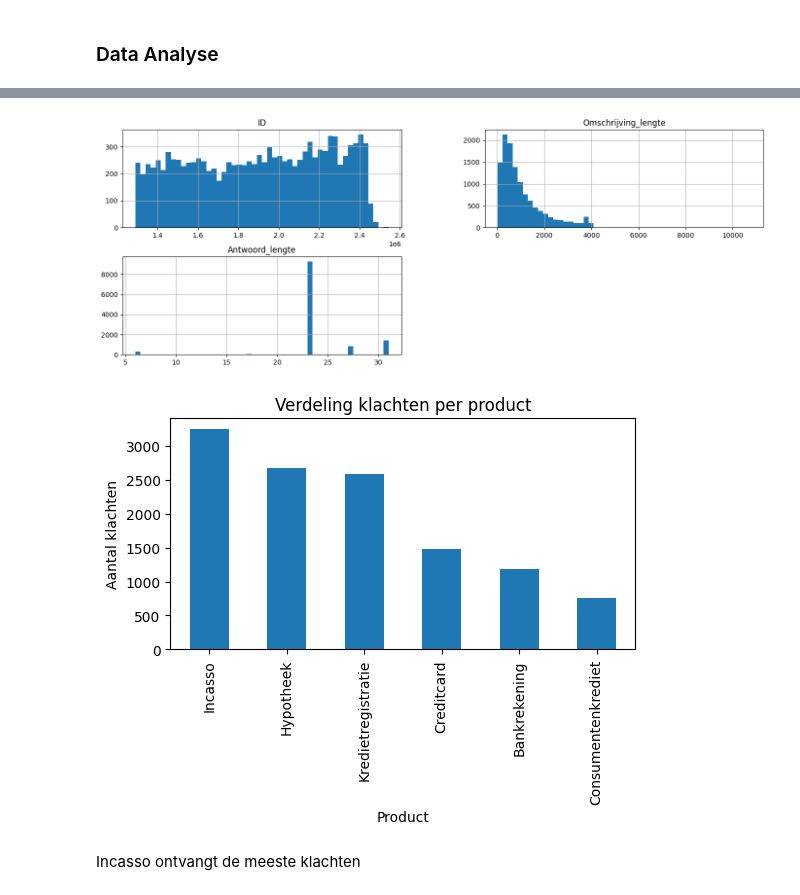
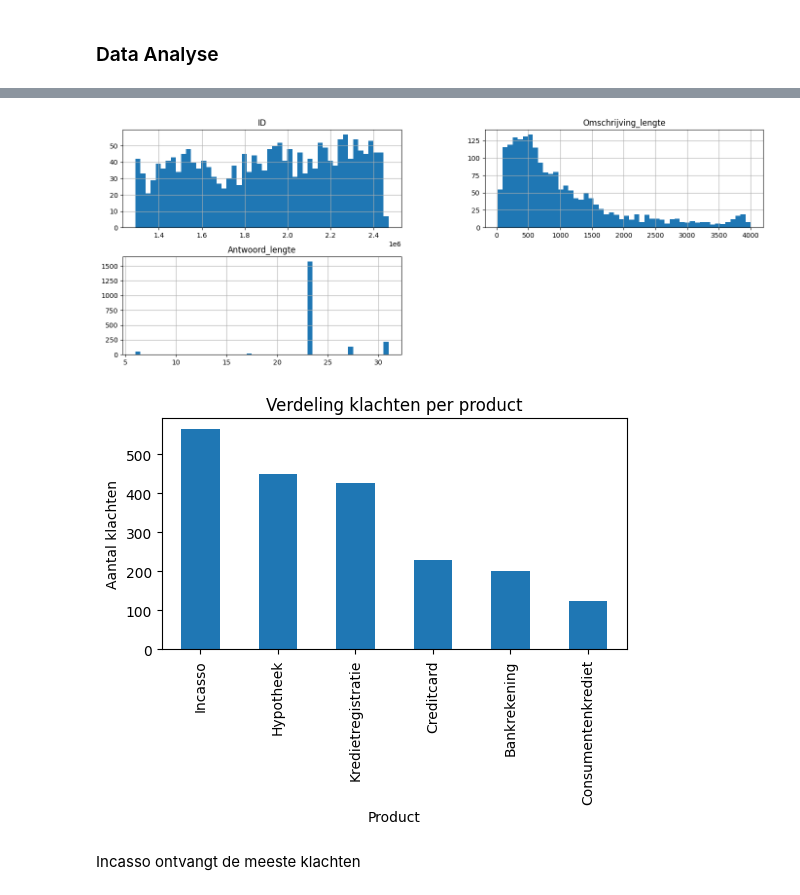
Before and after one commit to AmissaAbbes/Dataproject1, a Jupyter notebook: train_eda.ipynb, the cells around one changed output, grey strips where cells are left out. Saved outputs shown, nothing was run; the diff lists cells and outputs as text; code cells hidden in the pictures.

Commit message:
3 notebooks, eda train verder verwerkt.

```diff
--- a/train_eda.ipynb
+++ b/train_eda.ipynb
@@ -121,0 +120,6 @@ Name: count, dtype: int64
+# %%
+# train-test split 80/20
+train, test = train_test_split(df, test_size=0.2, random_state=42)
+
+train.to_csv('klacht_train.csv', index=False)
+test.to_csv('klacht_test.csv', index=False)
@@ -122,17 +176,17 @@ Name: count, dtype: int64
 # %%
-df.hist(bins=50, figsize=(17, 6))
+train.hist(bins=50, figsize=(17, 6))
 plt.show()
 # %% [output]
-[figure, old version]
+[figure, new version]
 # %%
 # Bar chart voor Product
 plt.figure(figsize=(6,3))
-df['Product'].value_counts().plot(kind="bar")
+train['Product'].value_counts().plot(kind="bar")
 plt.title("Verdeling klachten per product")
 plt.xlabel("Product")
 plt.ylabel("Aantal klachten")
 plt.show()
 # %% [output]
-[figure, old version]
+[figure, new version]
 # %% [markdown]
 Incasso ontvangt de meeste klachten
```
Also changed, not shown: parts of 34 cells of this notebook, 2 other files.
